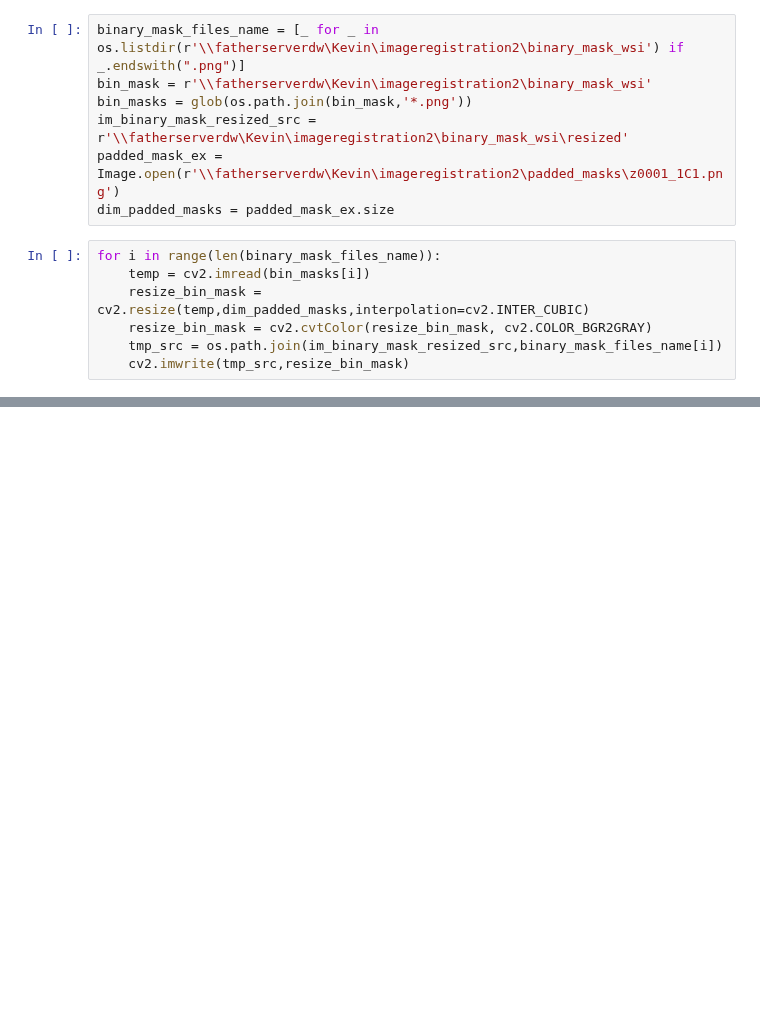
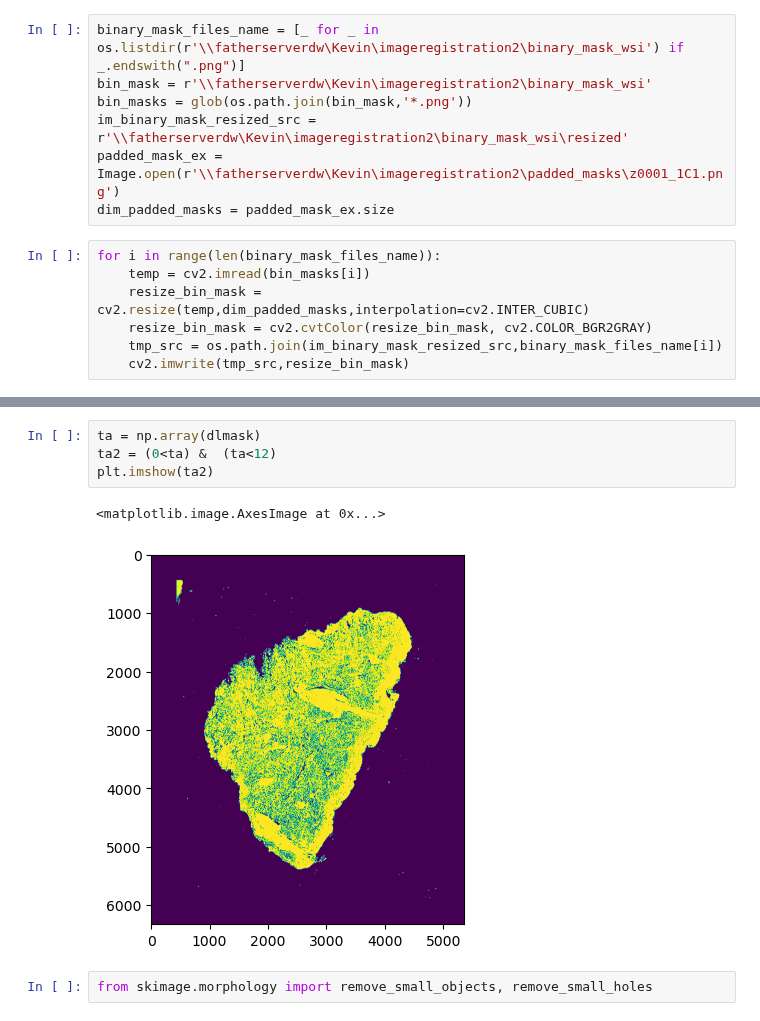
Before and after one commit to Wirtz-Lab/wsi_analysis, a Jupyter notebook: kevin/wsi2imcrop.ipynb, the cells around one changed output, grey strips where cells are left out. Drawn from its saved outputs; the diff is of its cells as text; blank space fills up the shorter version.

```diff
--- a/kevin/wsi2imcrop.ipynb
+++ b/kevin/wsi2imcrop.ipynb
@@ -139,0 +94,9 @@ rsult.shape
+# %%
+ta = np.array(dlmask)
+ta2 = (0<ta) &  (ta<12)
+plt.imshow(ta2)
+# %% [output]
+<matplotlib.image.AxesImage at 0x...>
+[figure, added]
+# %%
+from skimage.morphology import remove_small_objects, remove_small_holes
```
Also changed, not shown: parts of 12 cells of this notebook.
